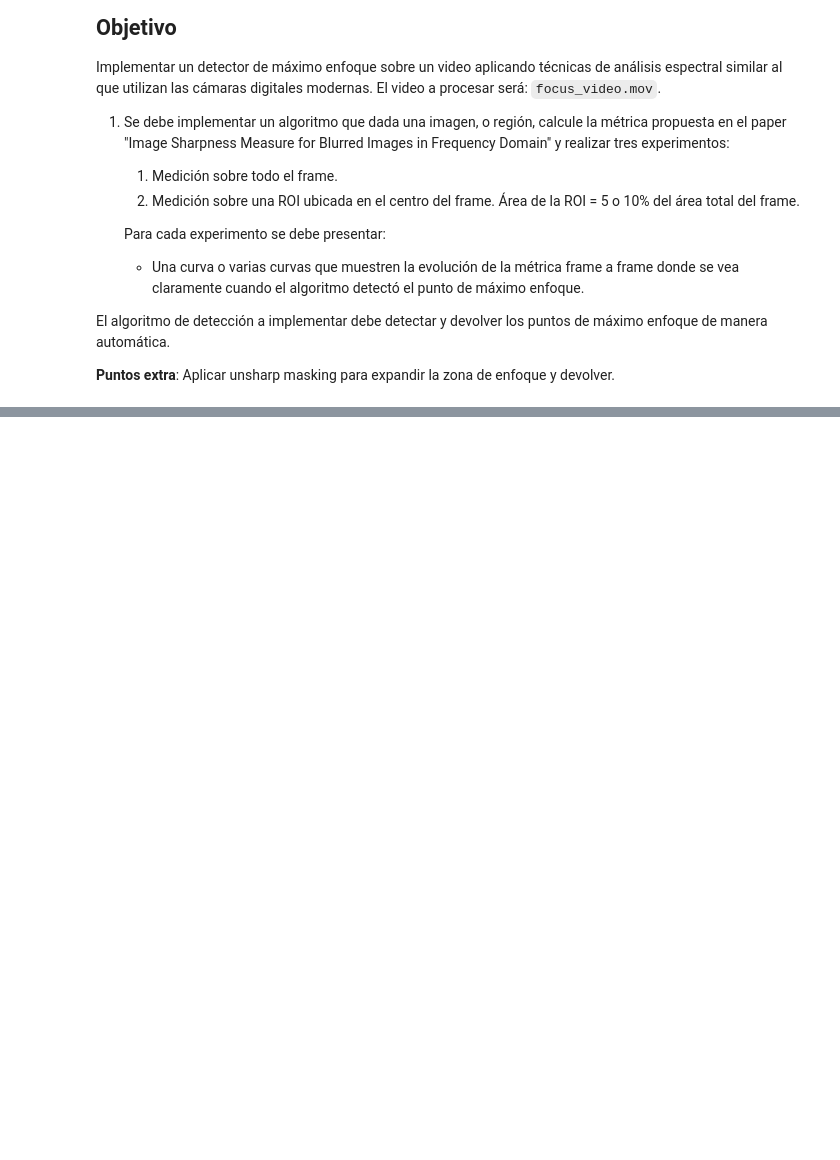
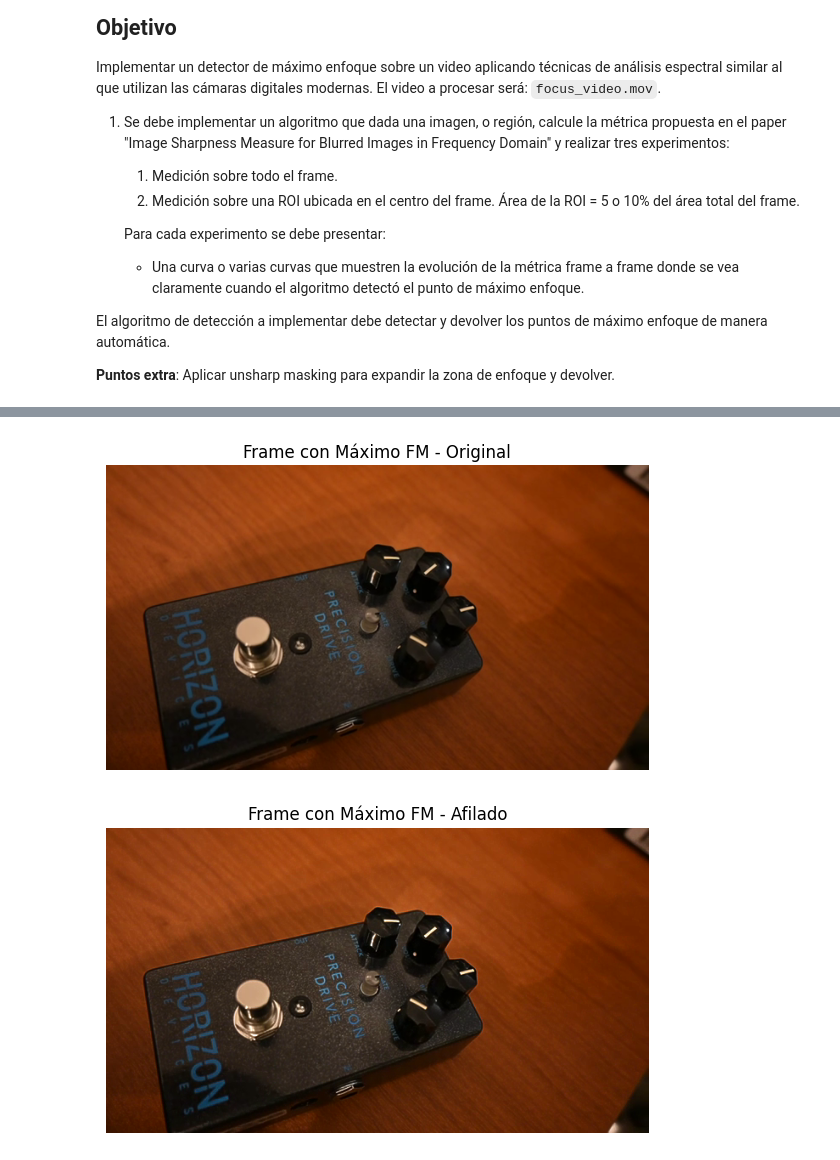
Before and after one commit to marcoslund/ceia-vpc1-tps, a Jupyter notebook: TP2/tp2.ipynb, the cells around one changed output, grey strips where cells are left out. Drawn from its saved outputs; the diff is of its cells as text; code cells hidden in the pictures; blank space fills up the shorter version.

```diff
--- a/TP2/tp2.ipynb
+++ b/TP2/tp2.ipynb
@@ -34,0 +140,6 @@ captura_video = cv2.VideoCapture(video_path)
+# %%
+def unsharp_masking(frame, kernel_size=(5, 5), amount=1.5):
+    blurred = cv.GaussianBlur(frame, kernel_size, 0) # Desenfoque gaussiano
+    mask = cv.subtract(frame, blurred) # Mascara = Imagen original - Imagen desenfocada
+    sharpened = cv.addWeighted(frame, 1, mask, amount, 0) # Imagen afilada = Imagen original + (Mascara * monto)
+    return sharpened
@@ -34,0 +152,10 @@ captura_video = cv2.VideoCapture(video_path)
+# %%
+ret, frame = captura_video.read()
+frame_sharpened = unsharp_masking(frame)
+
+mostrar_imagen(frame, titulo='Frame con Máximo FM - Original')
+mostrar_imagen(frame_sharpened, titulo='Frame con Máximo FM - Afilado')
+captura_video.release()
+# %% [output]
+[figure, added]
+[figure, added]
```
Also changed, not shown: parts of 10 cells of this notebook.
